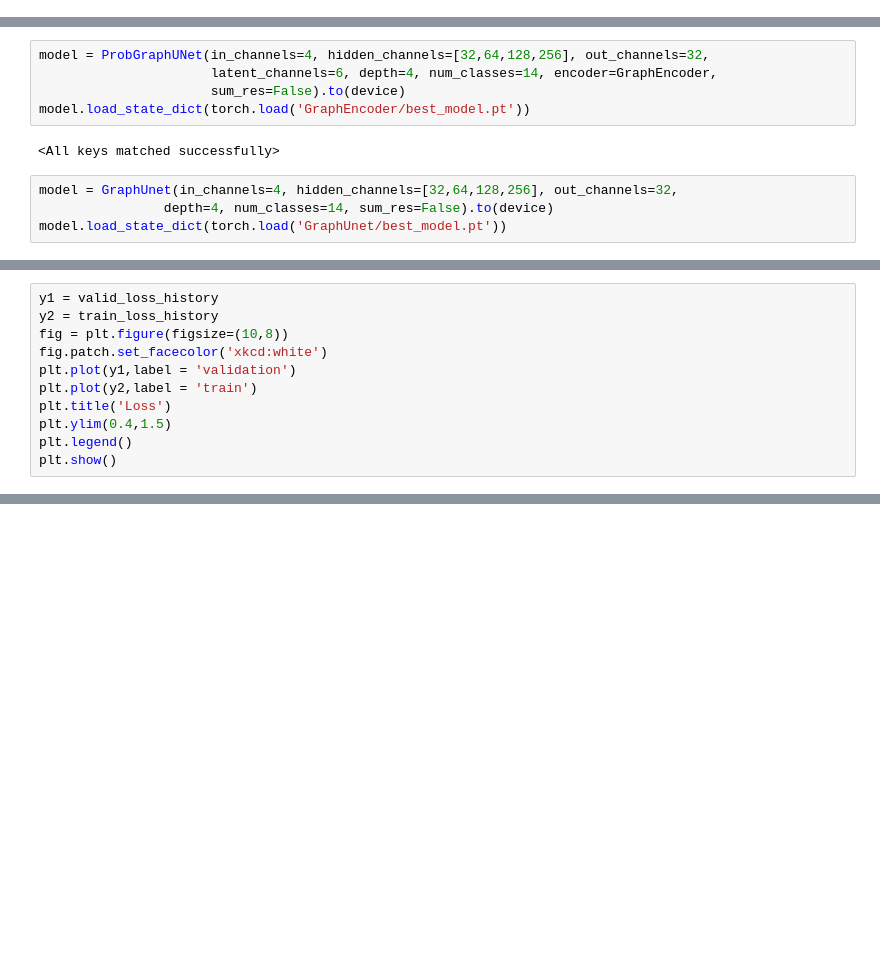
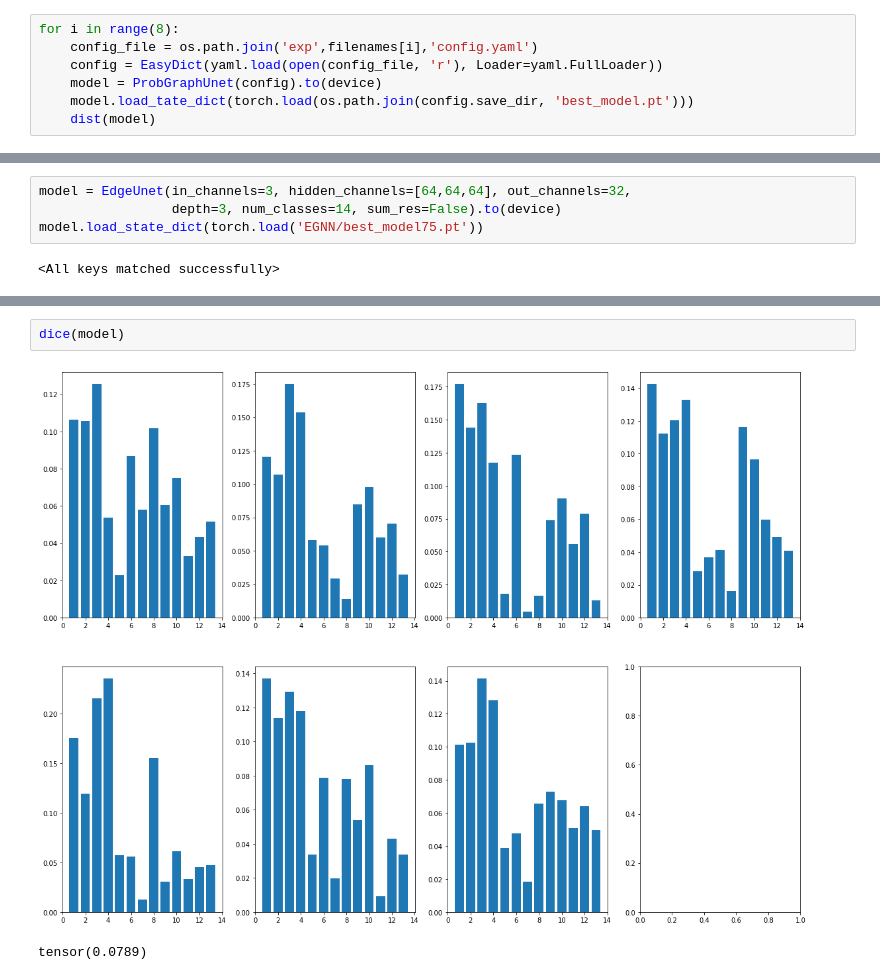
Before and after one commit to ehdgml1312/mesh_graph, a Jupyter notebook: Dice.ipynb, the cells around one changed output, grey strips where cells are left out. Drawn from its saved outputs; the diff is of its cells as text; blank space fills up the shorter version.

```diff
--- a/Dice.ipynb
+++ b/Dice.ipynb
@@ -21,0 +110,7 @@ device = "cuda:1" if torch.cuda.is_available() else "cpu"
+# %%
+for i in range(8):
+    config_file = os.path.join('exp',filenames[i],'config.yaml')
+    config = EasyDict(yaml.load(open(config_file, 'r'), Loader=yaml.FullLoader))
+    model = ProbGraphUnet(config).to(device)
+    model.load_tate_dict(torch.load(os.path.join(config.save_dir, 'best_model.pt')))
+    dist(model)
@@ -22,11 +132,6 @@ device = "cuda:1" if torch.cuda.is_available() else "cpu"
 # %%
-model = ProbGraphUNet(in_channels=4, hidden_channels=[32,64,128,256], out_channels=32,
-                      latent_channels=6, depth=4, num_classes=14, encoder=GraphEncoder,
-                      sum_res=False).to(device)
-model.load_state_dict(torch.load('GraphEncoder/best_model.pt'))
+model = EdgeUnet(in_channels=3, hidden_channels=[64,64,64], out_channels=32,
+                 depth=3, num_classes=14, sum_res=False).to(device)
+model.load_state_dict(torch.load('EGNN/best_model75.pt'))
 # %% [output]
 <All keys matched successfully>
-# %%
-model = GraphUnet(in_channels=4, hidden_channels=[32,64,128,256], out_channels=32,
-                depth=4, num_classes=14, sum_res=False).to(device)
-model.load_state_dict(torch.load('GraphUnet/best_model.pt'))
@@ -39,11 +137,0 @@ GraphUnet(4, [32, 64, 128, 256], 32, depth=4, pool_ratios=[0.5, 0.5, 0.5, 0.5])
-# %%
-y1 = valid_loss_history
-y2 = train_loss_history
-fig = plt.figure(figsize=(10,8))
-fig.patch.set_facecolor('xkcd:white')
-plt.plot(y1,label = 'validation')
-plt.plot(y2,label = 'train')
-plt.title('Loss')
-plt.ylim(0.4,1.5)
-plt.legend()
-plt.show()
@@ -93,0 +196,5 @@ tensor(0.3533)
+# %%
+dice(model)
+# %% [output]
+[figure, added]
+tensor(0.0789)
```
Also changed, not shown: parts of 18 cells of this notebook, 4 other files.
